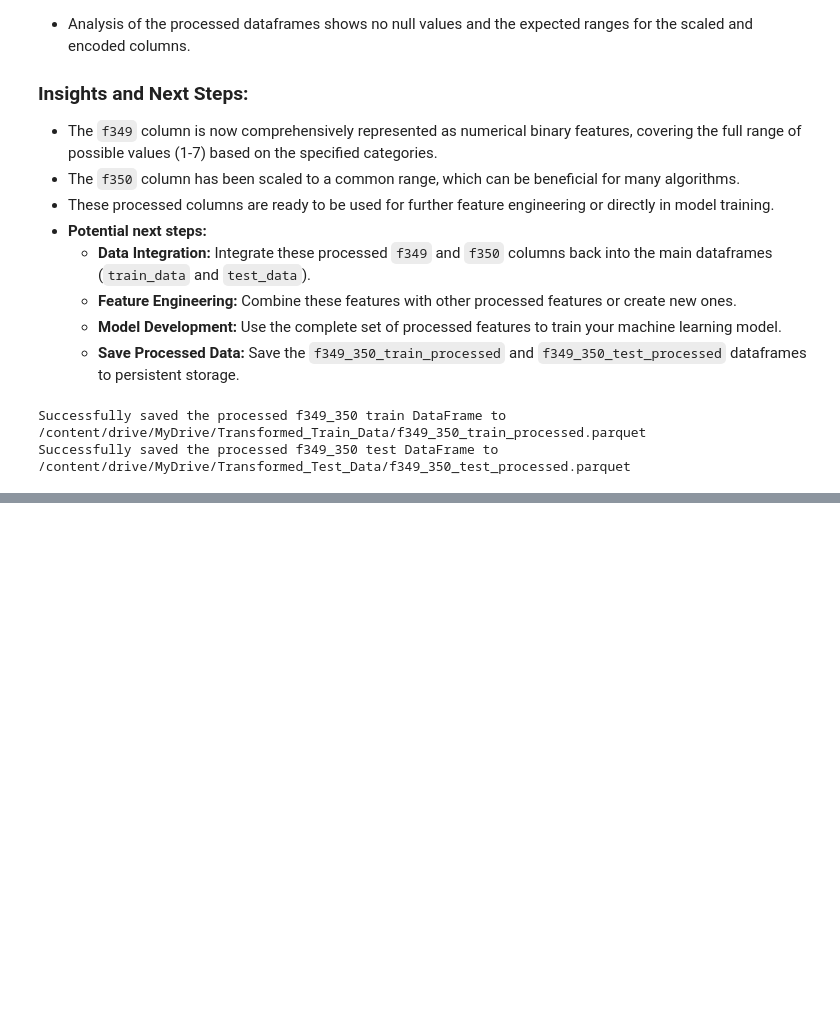
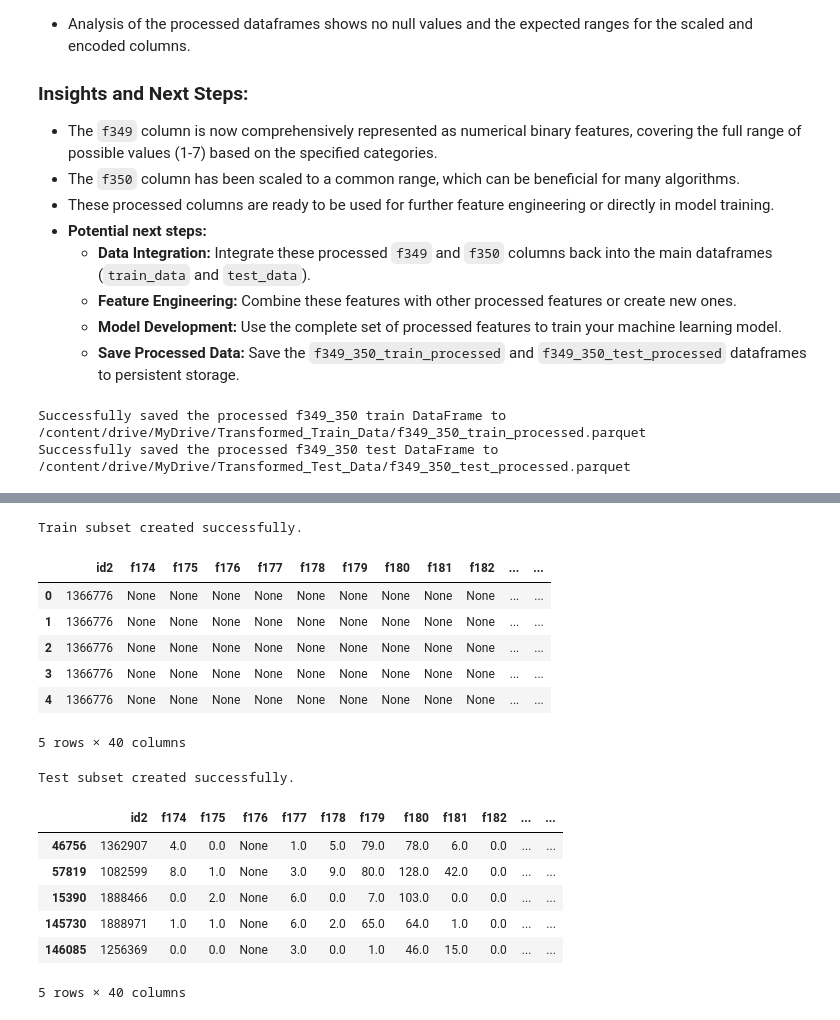
Before and after one commit to rishabh-0042/American_Express_Hackathon_25-2025, a Jupyter notebook: Feature_Engineering3.ipynb, the cells around one changed output, grey strips where cells are left out. Drawn from its saved outputs; the diff is of its cells as text; code cells hidden in the pictures; blank space fills up the shorter version.

```diff
--- a/Feature_Engineering3.ipynb
+++ b/Feature_Engineering3.ipynb
@@ -3694,0 +3700,15 @@ Successfully saved the processed f349_350 test DataFrame to /content/drive/MyDri
+# %%
+import pandas as pd
+
+test_data = pd.read_parquet('/content/drive/MyDrive/AMEXChallenge/test_data.parquet')
+train_data = pd.read_parquet('/content/drive/MyDrive/AMEXChallenge/train_data.parquet')
+
+print("Test data loaded successfully.")
+print("Train data loaded successfully.")
+
+# Display the first few rows of each DataFrame to verify
+print("\nTest data head:")
+display(test_data.head())
+
+print("\nTrain data head:")
+display(train_data.head())
@@ -3694,0 +3735,28 @@ Successfully saved the processed f349_350 test DataFrame to /content/drive/MyDri
+# %%
+cols_to_load = ['id2'] + [f'f{i}' for i in range(174, 213)]
+
+f174to212_train = train_data[cols_to_load].copy()
+f174to212_test = test_data[cols_to_load].copy()
+
+print("Train subset created successfully.")
+display(f174to212_train.head())
+
+print("\nTest subset created successfully.")
+display(f174to212_test.head())
+# %% [output]
+Train subset created successfully.
+|  | id2 | f174 | f175 | f176 | f177 | f178 | f179 | f180 | f181 | f182 | ... | ... |
+| 0 | 1366776 | None | None | None | None | None | None | None | None | None | ... | ... |
+| 1 | 1366776 | None | None | None | None | None | None | None | None | None | ... | ... |
+| 2 | 1366776 | None | None | None | None | None | None | None | None | None | ... | ... |
+| 3 | 1366776 | None | None | None | None | None | None | None | None | None | ... | ... |
+| 4 | 1366776 | None | None | None | None | None | None | None | None | None | ... | ... |
+5 rows × 40 columns
+Test subset created successfully.
+|  | id2 | f174 | f175 | f176 | f177 | f178 | f179 | f180 | f181 | f182 | ... | ... |
+| 46756 | 1362907 | 4.0 | 0.0 | None | 1.0 | 5.0 | 79.0 | 78.0 | 6.0 | 0.0 | ... | ... |
+| 57819 | 1082599 | 8.0 | 1.0 | None | 3.0 | 9.0 | 80.0 | 128.0 | 42.0 | 0.0 | ... | ... |
+| 15390 | 1888466 | 0.0 | 2.0 | None | 6.0 | 0.0 | 7.0 | 103.0 | 0.0 | 0.0 | ... | ... |
+| 145730 | 1888971 | 1.0 | 1.0 | None | 6.0 | 2.0 | 65.0 | 64.0 | 1.0 | 0.0 | ... | ... |
+| 146085 | 1256369 | 0.0 | 0.0 | None | 3.0 | 0.0 | 1.0 | 46.0 | 15.0 | 0.0 | ... | ... |
+5 rows × 40 columns
```
Also changed, not shown: parts of 23 cells of this notebook.
